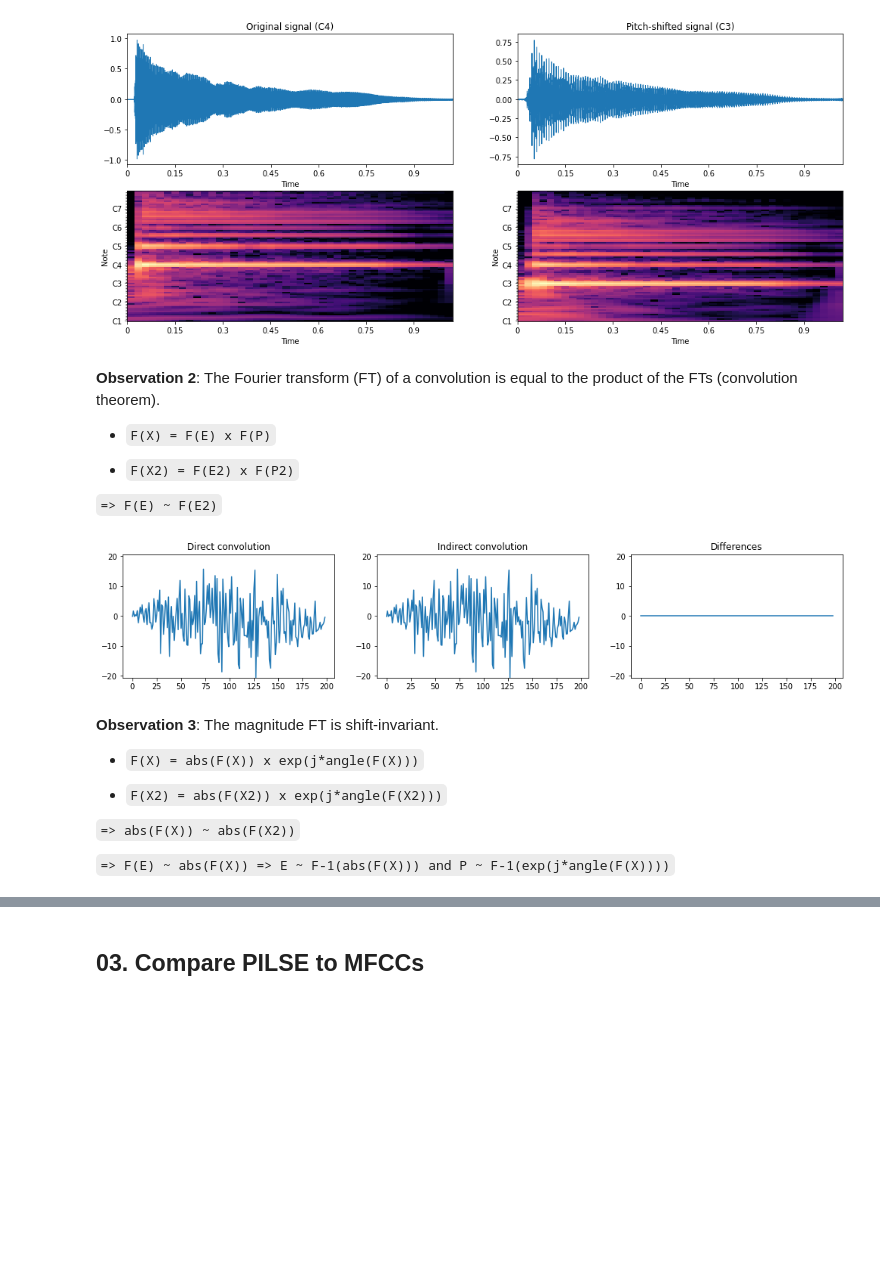
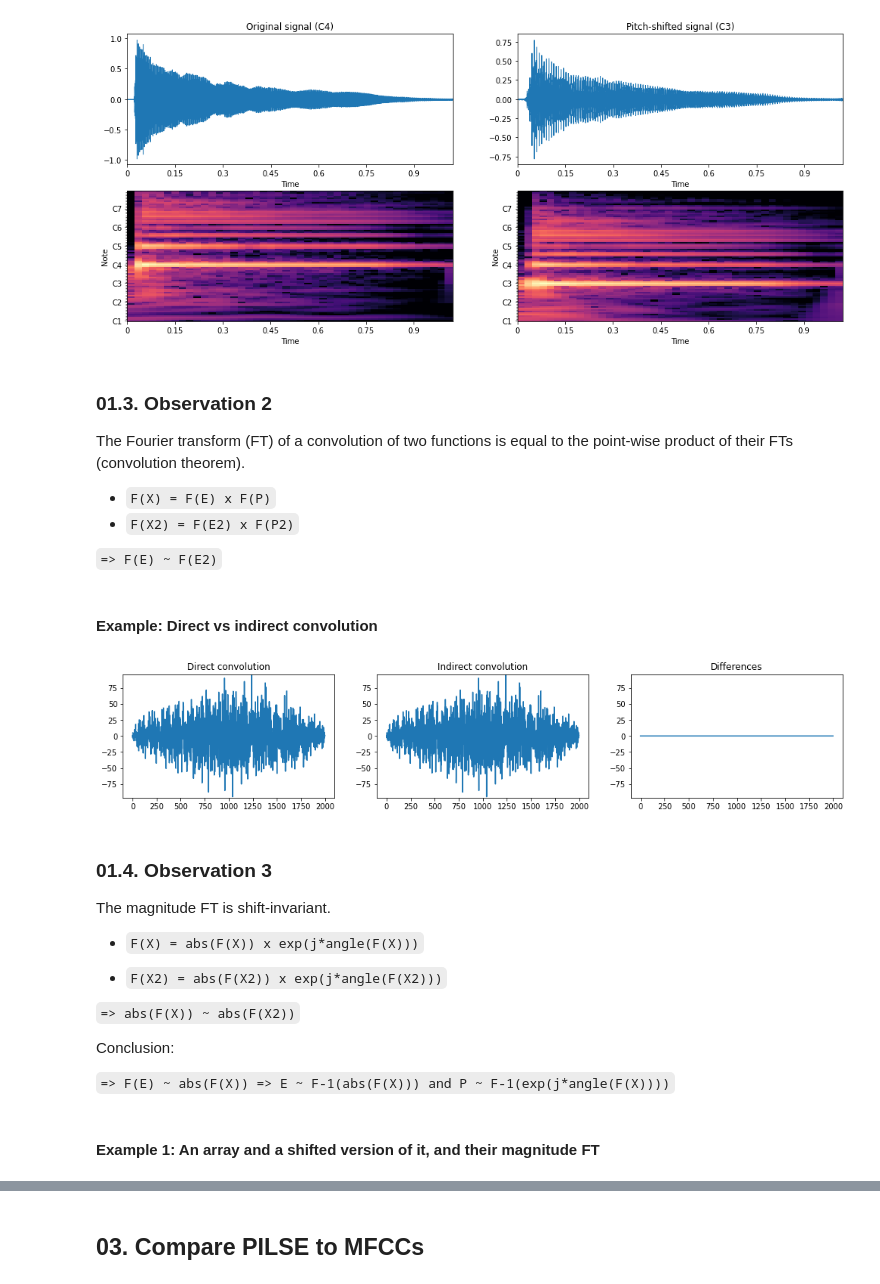
Before and after one commit to zafarrafii/CQHC-Python, a Jupyter notebook: PILSE-Python.ipynb, the cells around one changed output, grey strips where cells are left out. Drawn from its saved outputs; the diff is of its cells as text; code cells hidden in the pictures; blank space fills up the shorter version.

```diff
--- a/PILSE-Python.ipynb
+++ b/PILSE-Python.ipynb
@@ -86,44 +100,49 @@ plt.show()
 # %% [output]
 [figure]
 # %% [markdown]
-**Observation 2**: The Fourier transform (FT) of a convolution is equal to the product of the FTs (convolution theorem).
+### 01.3. Observation 2
+
+The Fourier transform (FT) of a convolution of two functions is equal to the point-wise product of their FTs (convolution theorem).
 
 - `F(X) = F(E) x F(P)`
-
 - `F(X2) = F(E2) x F(P2)`
 
 `=> F(E) ~ F(E2)`
+# %% [markdown]
+#### Example: Direct vs indirect convolution
 # %%
 import numpy as np
 import matplotlib.pyplot as plt
 
 # Define two arrays
-number_elements = 100
+number_elements = 1000
 data_array1 = np.random.normal(size=number_elements)
 data_array2 = np.random.normal(size=number_elements)
 
 # Compute the direct convolution between them
 data_convolution = np.convolve(data_array1, data_array2)
 
 # Compute the convolution using the convolution theorem
 ft_array1 = np.fft.fft(data_array1, 2*number_elements-1)
 ft_array2 = np.fft.fft(data_array2, 2*number_elements-1)
 data_convolution2 = np.real(np.fft.ifft(ft_array1*ft_array2))
 
 # Display the convolutions and their differences
 maximum_value = max(abs(data_convolution))
 plt.figure(figsize=(17, 3))
 plt.subplot(1, 3, 1)
 plt.plot(data_convolution), plt.ylim(-maximum_value, maximum_value), plt.title("Direct convolution")
 plt.subplot(1, 3, 2)
 plt.plot(data_convolution2), plt.ylim(-maximum_value, maximum_value), plt.title("Indirect convolution")
 plt.subplot(1, 3, 3)
 plt.plot(data_convolution-data_convolution2), plt.ylim(-maximum_value, maximum_value), plt.title("Differences")
 plt.show()
 # %% [output]
-[figure, old version]
+[figure, new version]
 # %% [markdown]
-**Observation 3**: The magnitude FT is shift-invariant.
+### 01.4. Observation 3
+
+The magnitude FT is shift-invariant.
 
 - `F(X) = abs(F(X)) x exp(j*angle(F(X)))`
 
@@ -131,7 +150,11 @@ plt.show()
 
 `=> abs(F(X)) ~ abs(F(X2))`
 
+Conclusion:
+
 `=> F(E) ~ abs(F(X)) => E ~ F-1(abs(F(X))) and P ~ F-1(exp(j*angle(F(X))))`
+# %% [markdown]
+#### Example 1: An array and a shifted version of it, and their magnitude FT
 # %%
 import numpy as np
 import matplotlib.pyplot as plt
```
Also changed, not shown: parts of 15 cells of this notebook, 1 other file.
